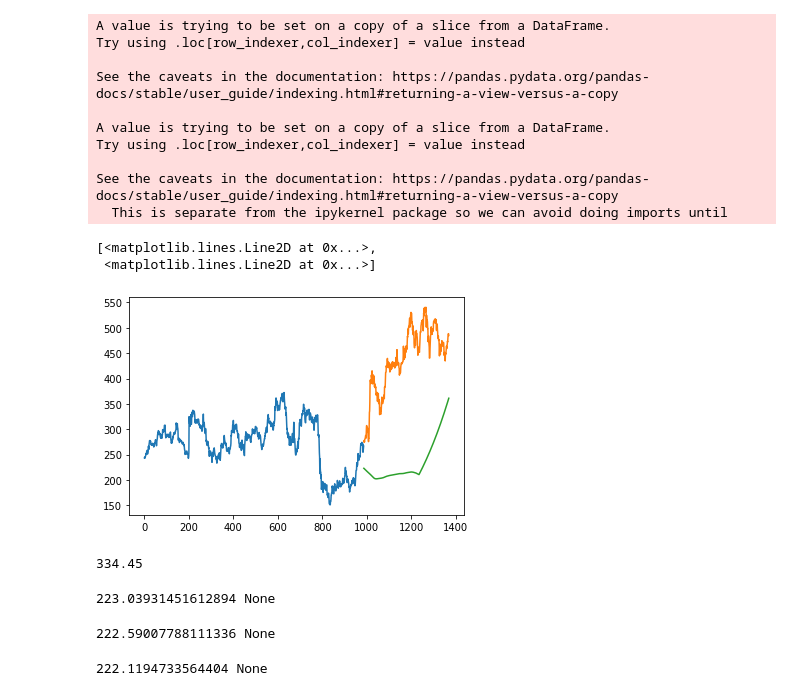
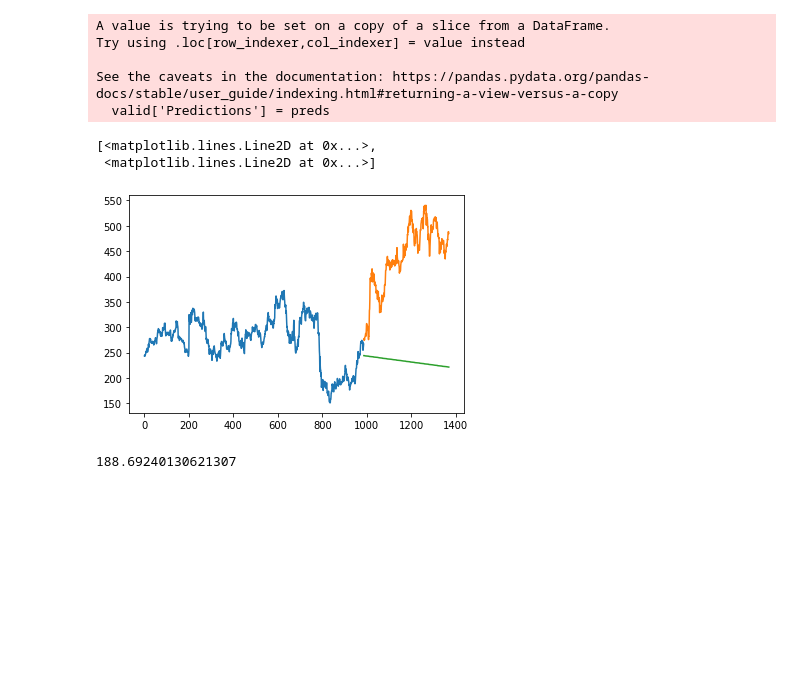
Before and after one commit to ArunKhare/investment_prediction, a Jupyter notebook: notebook/Model_building.ipynb, the cells around one changed output. Drawn from its saved outputs; the diff is of its cells as text; code cells hidden in the pictures; blank space fills up the shorter version.

```diff
--- a/notebook/Model_building.ipynb
+++ b/notebook/Model_building.ipynb
@@ -86,0 +104,14 @@ plt.plot(df['Close'], label='Close Price history')
+# %%
+new_data.dtypes
+new_data['Close'] = pd.to_numeric(new_data['Close'])
+# %%
+# split train  and validation
+
+train = new_data[:987]
+valid = new_data[987:]
+
+X_train =train.drop('Close',axis=1)
+y_train = train['Close']
+X_valid = valid.drop('Close',axis=1)
+y_valid = valid['Close']
+y_valid.isnull().sum()
@@ -86,0 +120,5 @@ plt.plot(df['Close'], label='Close Price history')
+# %%
+# implement linear regression
+from sklearn.linear_model import LinearRegression
+model = LinearRegression()
+model.fit(X_train,y_train)
@@ -86,0 +127,4 @@ plt.plot(df['Close'], label='Close Price history')
+# %%
+# make prediction and find the rmse
+preds  = model.predict(X_valid)
+preds
@@ -87,47 +172,18 @@ plt.plot(df['Close'], label='Close Price history')
 # %%
-#plot
-valid['Predictions'] = 0
+import matplotlib.pyplot as plt
+# PLOT
 valid['Predictions'] = preds
+valid.index = new_data[987:].index
+train.index = new_data[:987].index
+
 plt.plot(train['Close'])
 plt.plot(valid[['Close', 'Predictions']])
 # %% [output]
 A value is trying to be set on a copy of a slice from a DataFrame.
 Try using .loc[row_indexer,col_indexer] = value instead
 
 See the caveats in the documentation: https://pandas.pydata.org/pandas-docs/stable/user_guide/indexing.html#returning-a-view-versus-a-copy
-
-A value is trying to be set on a copy of a slice from a DataFrame.
-Try using .loc[row_indexer,col_indexer] = value instead
-
-See the caveats in the documentation: https://pandas.pydata.org/pandas-docs/stable/user_guide/indexing.html#returning-a-view-versus-a-copy
-  This is separate from the ipykernel package so we can avoid doing imports until
+  valid['Predictions'] = preds
 [<matplotlib.lines.Line2D at 0x...>,
  <matplotlib.lines.Line2D at 0x...>]
-[figure, old version]
+[figure, new version]
-# %%
-a = train['Close'][len(train)-248]
-print(a)
-# %% [output]
-334.45
-# %%
-preds= []
-a= train['Close'][987-248:].sum() +sum(preds)
-b=a/248
-b
-print(b, preds.append(b))
-# %% [output]
-223.03931451612894 None
-# %%
-a= train['Close'][987-248+1:].sum() +sum(preds)
-b=a/248
-b
-print(b, preds.append(b))
-# %% [output]
-222.59007788111336 None
-# %%
-a= train['Close'][987-248+2:].sum() + sum(preds)
-b=a/248
-b
-print(b, preds.append(b))
-# %% [output]
-222.1194733564404 None
@@ -138,0 +228,6 @@ print(b, preds.append(b))
+# %%
+#RMSE
+rms = np.sqrt(np.mean(np.power((np.array(y_valid)-np.array(preds)),2)))
+rms
+# %% [output]
+188.69240130621307
```
Also changed, not shown: parts of 25 cells of this notebook, 52 other files.
